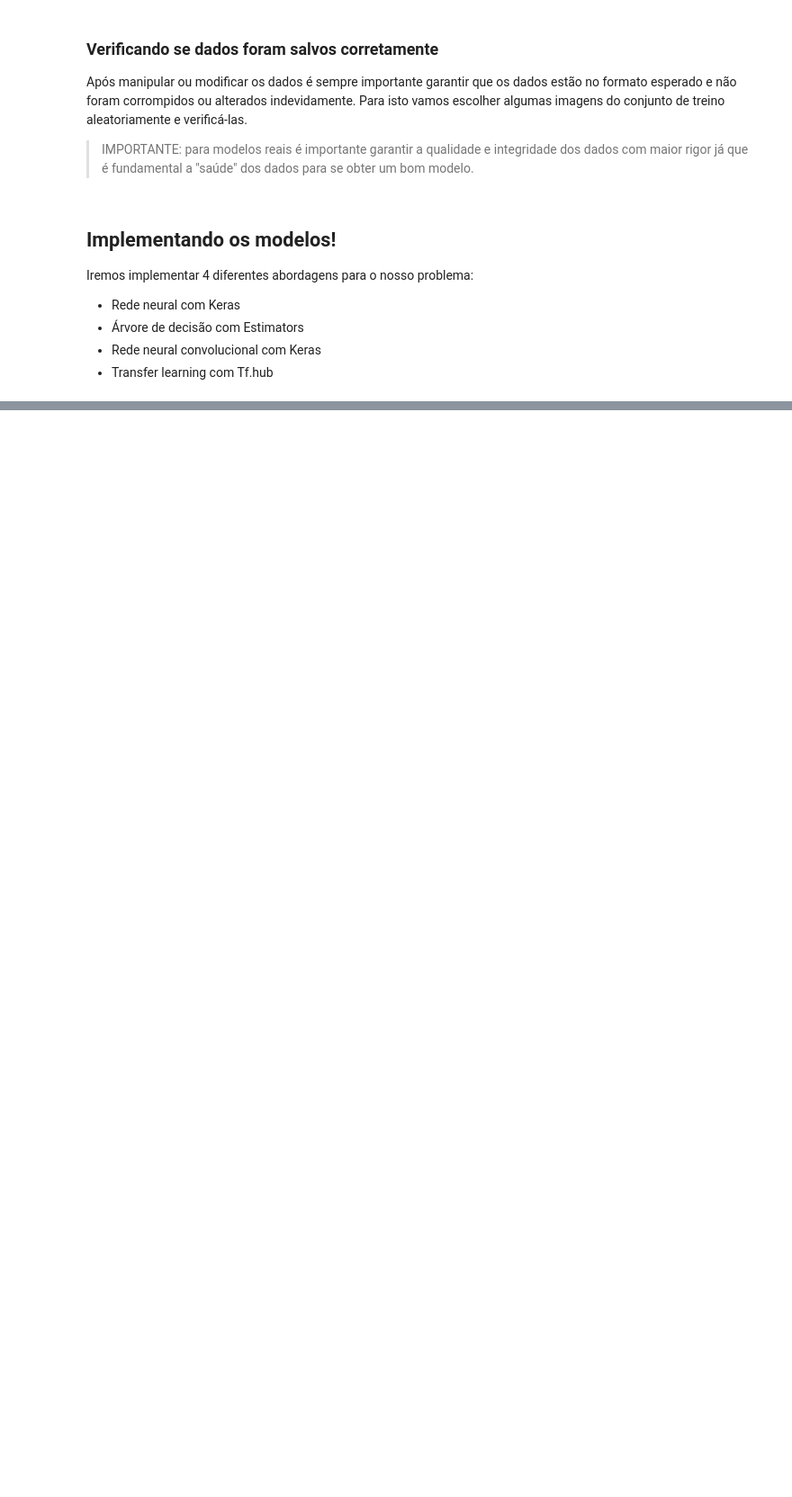
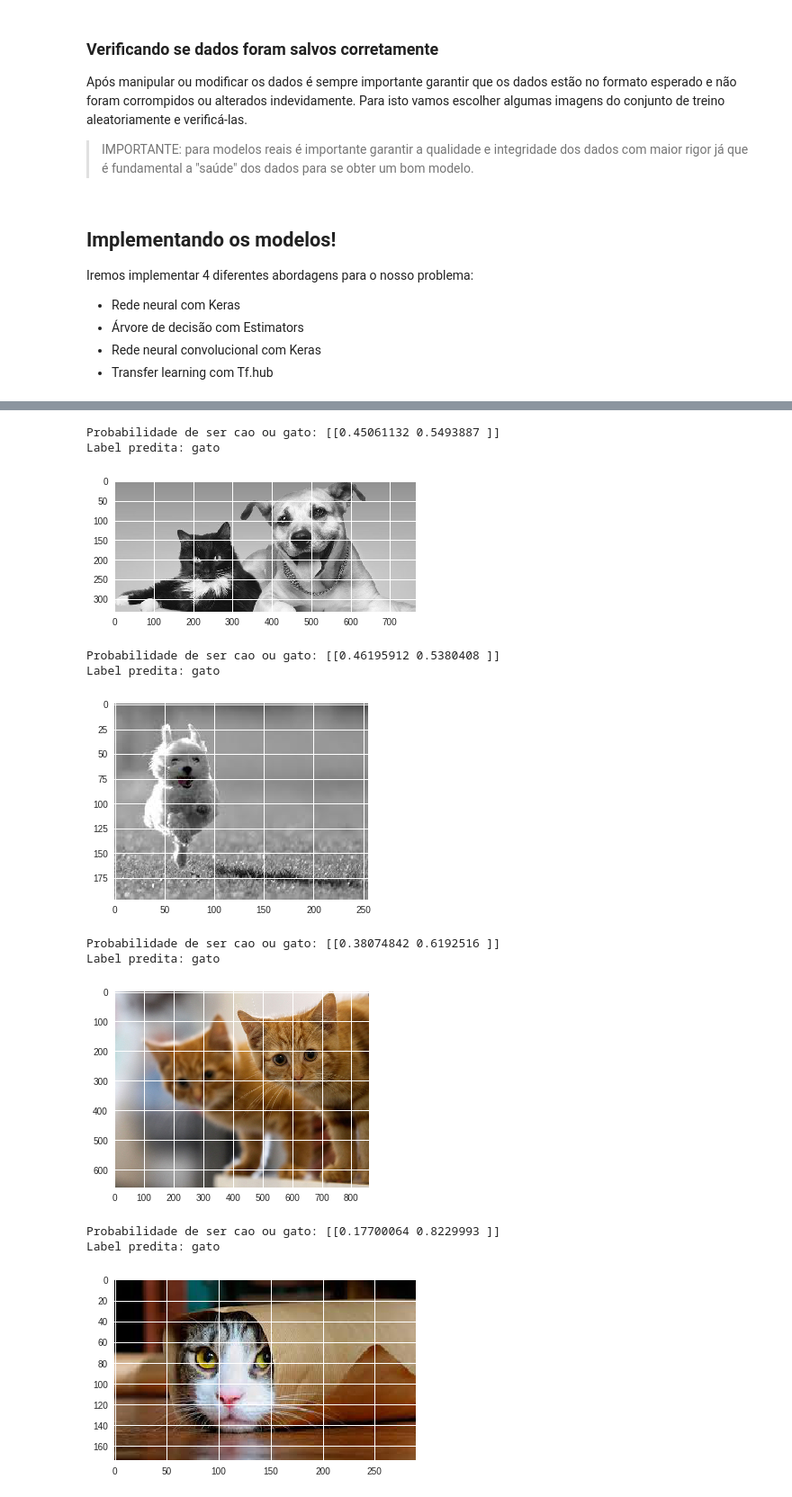
Before and after one commit to hereismari/tensorflow-brasil, a Jupyter notebook: classificador_caes_e_gatos_eager.ipynb, the cells around one changed output, grey strips where cells are left out. Shown at 90% size. Saved outputs shown, nothing was run; the diff lists cells and outputs as text; code cells hidden in the pictures; blank space fills up the shorter version.

```diff
--- a/classificador_caes_e_gatos_eager.ipynb
+++ b/classificador_caes_e_gatos_eager.ipynb
@@ -393,21 +406,21 @@ test_ds = get_dataset(test_files, batch_size=BATCH_SIZE, image_size=(H, W), num_
 # %%
+train_loss_results = []      # guardar resultados
+train_accuracy_results = []  # guardar resultados
 
 for epoch in range(num_epochs):
-
     epoch_loss_avg = tfe.metrics.Mean()
     epoch_accuracy = tfe.metrics.Accuracy()
 
-    for i, (x, y) in enumerate(train_ds):
-      # Optimize the model
+    for i, (x, y, _) in enumerate(train_ds):
+      # Otimizar modelo
       x = flat_x(x)
       y = str_to_idx(y)
 
-      # y = [1 if aux == 'cats' else 0 for aux in y]
       grads = grad(model, x, y)
       optimizer.apply_gradients(zip(grads, model.variables),
                                 global_step=tf.train.get_or_create_global_step())
 
-      # Track progress
+      # IMPORTANTE: observar métricas durante o treino
       l = loss(model, x, y)
       output = model(x)
 
@@ -422,14 +435,9 @@ for epoch in range(num_epochs):
     train_loss_results.append(epoch_loss_avg.result())
     train_accuracy_results.append(epoch_accuracy.result())
 
-    # model_test_output = softmax_model(dados_teste['imagens'])
-    # model_test_label = dados_treino['labels']
-    # correct_prediction = tf.equal(tf.argmax(model_test_output, 1), tf.argmax(model_test_label, 1))
-    # accuracy = tf.reduce_mean(tf.cast(correct_prediction, tf.float32))
-
     test_accuracy = tfe.metrics.Accuracy()
 
-    for (x, y) in test_ds:
+    for (x, y, _) in test_ds:
       x = flat_x(x)
       y = str_to_idx(y)
       prediction = tf.argmax(model(x), axis=1, output_type=tf.int32)
@@ -443,0 +470,31 @@ for epoch in range(num_epochs):
+# %%
+%matplotlib inline
+def softmax(x):
+    """Compute softmax values for each sets of scores in x."""
+    return np.exp(x) / np.sum(np.exp(x), axis=1)
+
+for i, (x, y, path) in enumerate(pred_ds):
+    x = flat_x(x)
+
+    output = model(x) # saida do modelo
+    prediction = tf.argmax(softmax(output), axis=1, output_type=tf.int32)  # predicao é o maior valor dps de aplicado softmax
+    print('Probabilidade de ser cao ou gato:', softmax(output))
+    print('Label predita:', 'gato' if prediction.numpy() == [1] else 'cao')
+
+    # Plotar imagem
+    img = plt.imread(path.numpy()[0])
+    plt.imshow(img)
+    plt.show()
+# %% [output]
+Probabilidade de ser cao ou gato: [[0.45061132 0.5493887 ]]
+Label predita: gato
+[figure, added]
+Probabilidade de ser cao ou gato: [[0.46195912 0.5380408 ]]
+Label predita: gato
+[figure, added]
+Probabilidade de ser cao ou gato: [[0.38074842 0.6192516 ]]
+Label predita: gato
+[figure, added]
+Probabilidade de ser cao ou gato: [[0.17700064 0.8229993 ]]
+Label predita: gato
+[figure, added]
```
Also changed, not shown: parts of 34 cells of this notebook.
